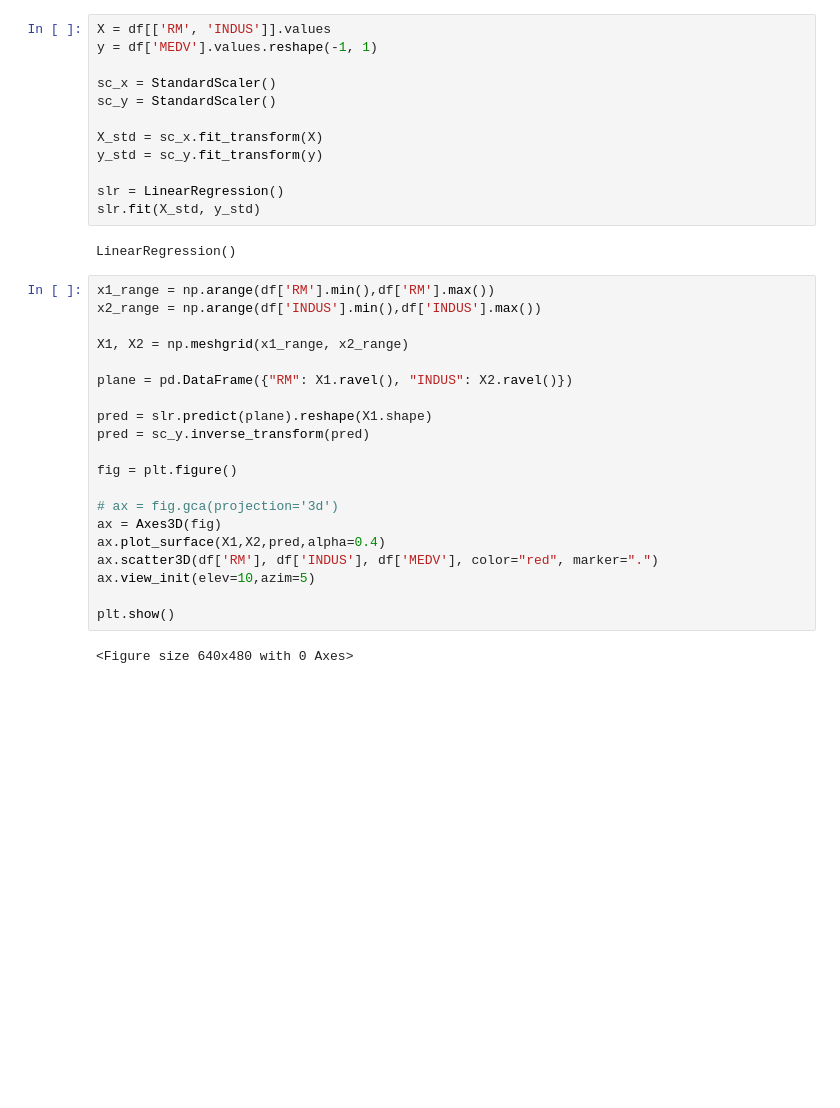
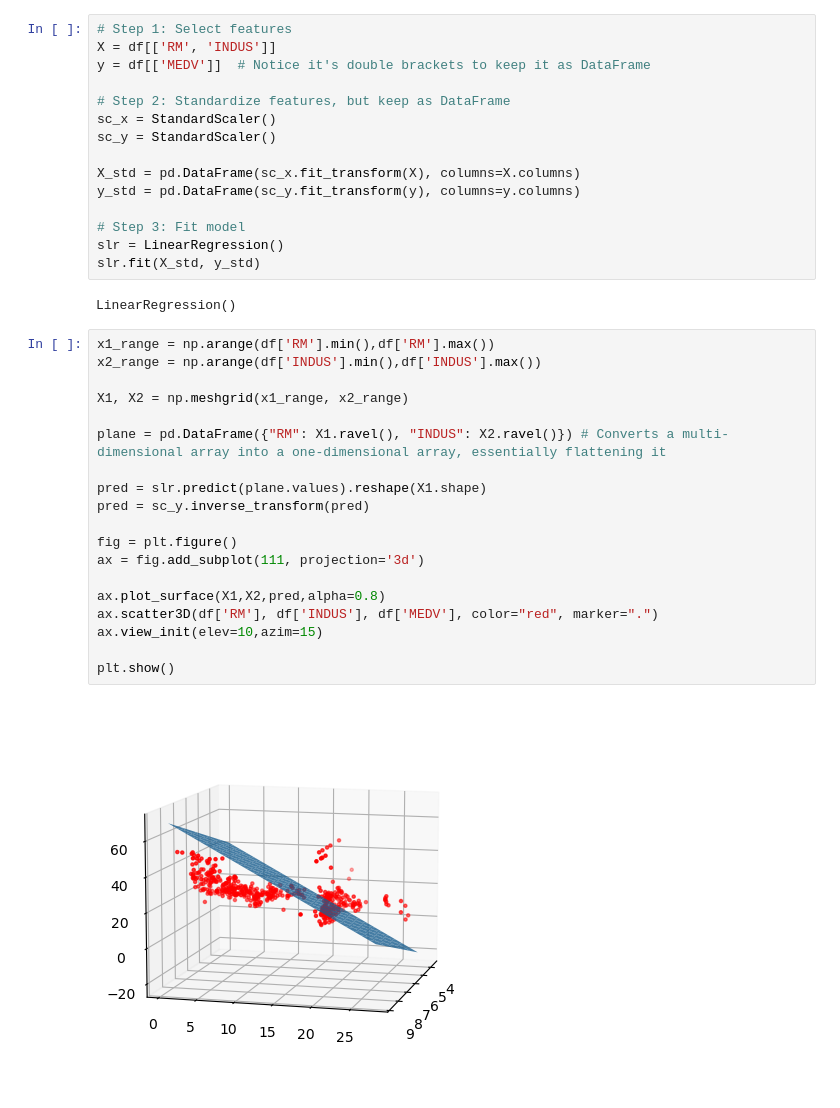
Before and after one commit to alejo-cuello/first-steps-data-science, a Jupyter notebook: 02-multivariable-linear-regression.ipynb, the cells around one changed output. Saved outputs shown, nothing was run; the diff lists cells and outputs as text; blank space fills up the shorter version.

```diff
--- a/02-multivariable-linear-regression.ipynb
+++ b/02-multivariable-linear-regression.ipynb
@@ -22,15 +22,18 @@ df.head()
 | 3 | 0.03237 | 0.0 | 2.18 | 0 | 0.458 | 6.998 | 45.8 | 6.0622 | 3 | 222.0 | 18.7 | ... |
 | 4 | 0.06905 | 0.0 | 2.18 | 0 | 0.458 | 7.147 | 54.2 | 6.0622 | 3 | 222.0 | 18.7 | ... |
 # %%
-X = df[['RM', 'INDUS']].values
-y = df['MEDV'].values.reshape(-1, 1)
+# Step 1: Select features
+X = df[['RM', 'INDUS']]
+y = df[['MEDV']]  # Notice it's double brackets to keep it as DataFrame
 
+# Step 2: Standardize features, but keep as DataFrame
 sc_x = StandardScaler()
 sc_y = StandardScaler()
 
-X_std = sc_x.fit_transform(X)
-y_std = sc_y.fit_transform(y)
+X_std = pd.DataFrame(sc_x.fit_transform(X), columns=X.columns)
+y_std = pd.DataFrame(sc_y.fit_transform(y), columns=y.columns)
 
+# Step 3: Fit model
 slr = LinearRegression()
 slr.fit(X_std, y_std)
 # %% [output]
@@ -38,22 +41,21 @@ LinearRegression()
 # %%
 x1_range = np.arange(df['RM'].min(),df['RM'].max())
 x2_range = np.arange(df['INDUS'].min(),df['INDUS'].max())
 
 X1, X2 = np.meshgrid(x1_range, x2_range)
 
-plane = pd.DataFrame({"RM": X1.ravel(), "INDUS": X2.ravel()})
+plane = pd.DataFrame({"RM": X1.ravel(), "INDUS": X2.ravel()}) # Converts a multi-dimensional array into a one-dimensional array, essentially flattening it
 
-pred = slr.predict(plane).reshape(X1.shape)
+pred = slr.predict(plane.values).reshape(X1.shape)
 pred = sc_y.inverse_transform(pred)
 
 fig = plt.figure()
+ax = fig.add_subplot(111, projection='3d')
 
-# ax = fig.gca(projection='3d')
-ax = Axes3D(fig)
-ax.plot_surface(X1,X2,pred,alpha=0.4)
+ax.plot_surface(X1,X2,pred,alpha=0.8)
 ax.scatter3D(df['RM'], df['INDUS'], df['MEDV'], color="red", marker=".")
-ax.view_init(elev=10,azim=5)
+ax.view_init(elev=10,azim=15)
 
 plt.show()
 # %% [output]
-<Figure size 640x480 with 0 Axes>
+[figure, added]
```
Also changed, not shown: 1 other file.
